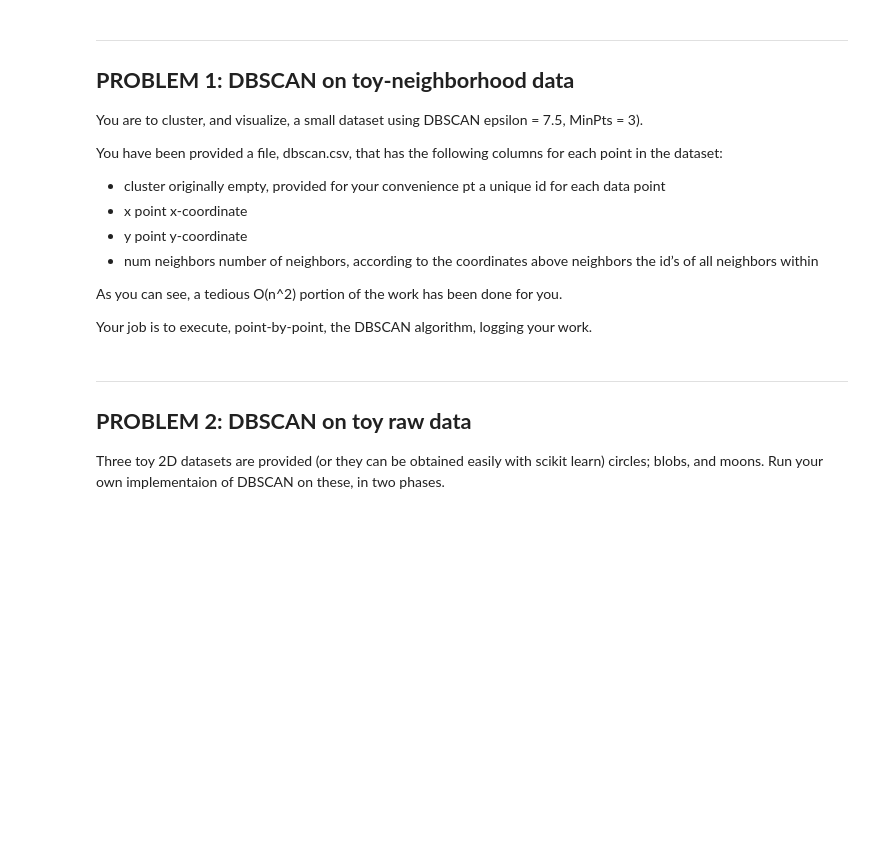
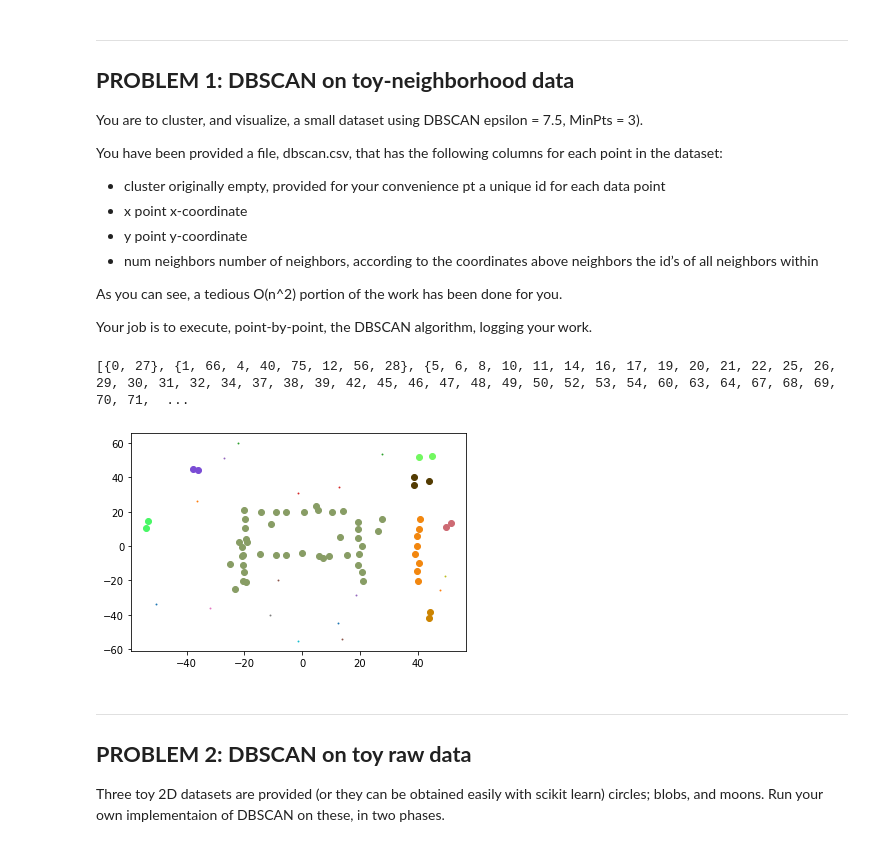
Before and after one commit to linyu3294/cs6220-data-minning-hw, a Jupyter notebook: cs6220_hw3.ipynb, the cells around one changed output. Saved outputs shown, nothing was run; the diff lists cells and outputs as text; code cells hidden in the pictures; blank space fills up the shorter version.

```diff
--- a/cs6220_hw3.ipynb
+++ b/cs6220_hw3.ipynb
@@ -16,6 +90,46 @@ You have been provided a file, dbscan.csv, that has the following columns for ea
 As you can see, a tedious O(n^2) portion of the work has been done for you.
 
 Your job is to execute, point-by-point, the DBSCAN algorithm, logging your work.
+# %%
+dataset = parse_data('/content/drive/MyDrive/NEU ALIGN CS Masters/CS6220 Data Mining/Colab Notebooks/dbscan.csv', [2,3])
+
+epsilon = 7.5
+
+discovery = neighbours_discovery(dataset, epsilon)
+distances = discovery[0]
+neighbours = discovery[1]
+
+toy_scan = bfs_dbscan(neighbours, minPT=3)
+visited = toy_scan['visited']
+clusters = toy_scan['clusters']
+noise = toy_scan['noise']
+
+print(clusters)
+# %% [output]
+[{0, 27}, {1, 66, 4, 40, 75, 12, 56, 28}, {5, 6, 8, 10, 11, 14, 16, 17, 19, 20, 21, 22, 25, 26, 29, 30, 31, 32, 34, 37, 38, 39, 42, 45, 46, 47, 48, 49, 50, 52, 53, 54, 60, 63, 64, 67, 68, 69, 70, 71,  ...
+# %%
+import matplotlib.pyplot as plt
+import itertools
+
+def get_cmap(n, name='hsv'):
+    return plt.cm.get_cmap(name, n)
+
+
+for cluster in clusters:
+  c =  np.random.rand(len(clusters),3)
+  c = c[np.random.choice(len(c))]
+  for datapoint in cluster:
+    x = dataset[datapoint][0]
+    y = dataset[datapoint][1]
+    plt.scatter(x, y, color = c)
+
+c = c[np.random.choice(len(c))]
+for ns in noise:
+  x = dataset[ns][0]
+  y = dataset[ns][1]
+  plt.scatter(x, y, c)
+# %% [output]
+[figure, added]
 # %% [markdown]
 ---
 
```
Also changed, not shown: parts of 16 cells of this notebook.
